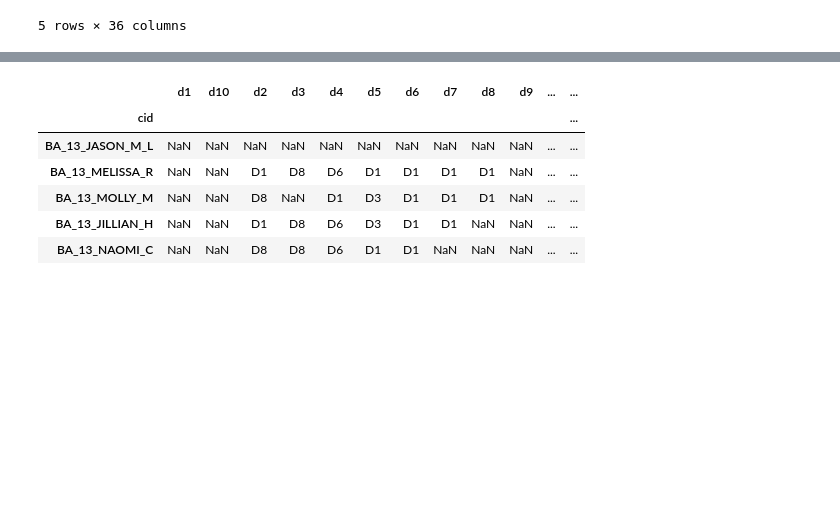
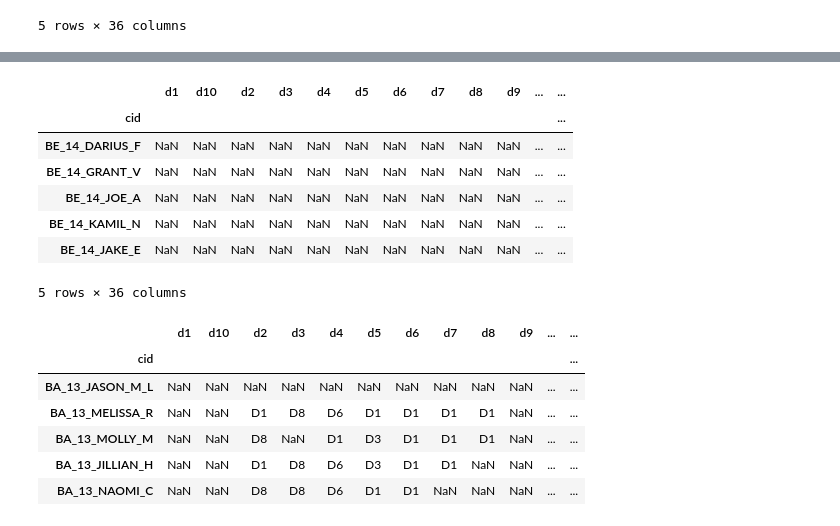
Before and after one commit to angelinahli/bachelorette, a Jupyter notebook: data/scripts/clean_race_data.ipynb, the cells around one changed output, grey strips where cells are left out. Cells and saved outputs as stored; diff of their text form; code cells hidden in the pictures; blank space fills up the shorter version.

```diff
--- a/data/scripts/clean_race_data.ipynb
+++ b/data/scripts/clean_race_data.ipynb
@@ -340 +352,13 @@ df_master_flags.head()
+# %%
+df_master_flags.update(df_poc_oth, overwrite=False)
+df_master_flags.tail()
+# %% [output]
+|  | d1 | d10 | d2 | d3 | d4 | d5 | d6 | d7 | d8 | d9 | ... | ... |
+| cid |  |  |  |  |  |  |  |  |  |  |  | ... |
+| BE_14_DARIUS_F | NaN | NaN | NaN | NaN | NaN | NaN | NaN | NaN | NaN | NaN | ... | ... |
+| BE_14_GRANT_V | NaN | NaN | NaN | NaN | NaN | NaN | NaN | NaN | NaN | NaN | ... | ... |
+| BE_14_JOE_A | NaN | NaN | NaN | NaN | NaN | NaN | NaN | NaN | NaN | NaN | ... | ... |
+| BE_14_KAMIL_N | NaN | NaN | NaN | NaN | NaN | NaN | NaN | NaN | NaN | NaN | ... | ... |
+| BE_14_JAKE_E | NaN | NaN | NaN | NaN | NaN | NaN | NaN | NaN | NaN | NaN | ... | ... |
+5 rows × 36 columns
 # %%
```
Also changed, not shown: parts of 8 cells of this notebook, 5 other files.
